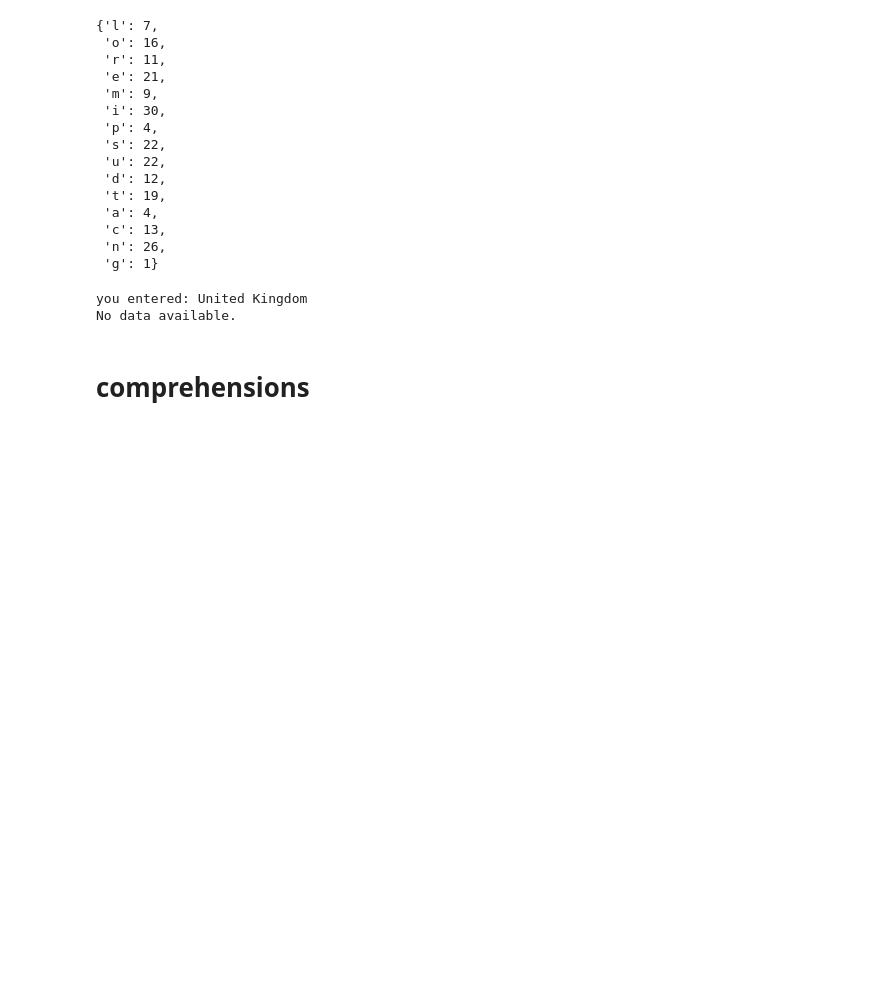
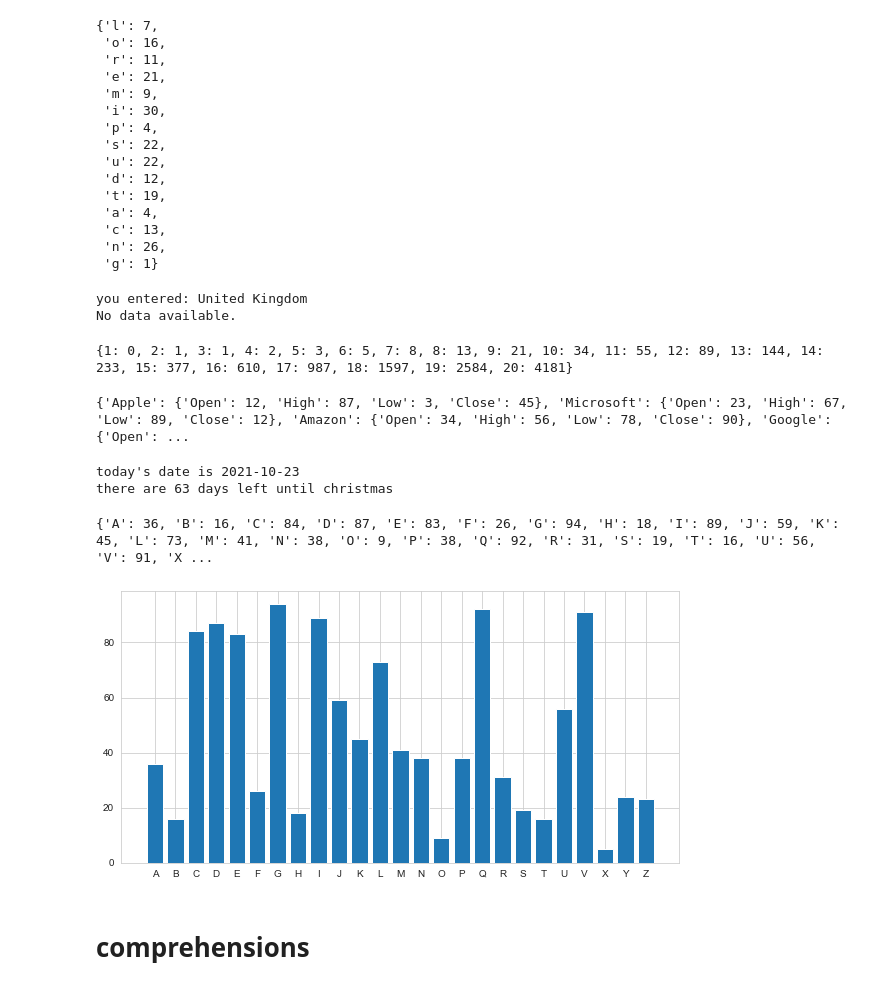
Before and after one commit to roblivesinottawa/python_college_project, a Jupyter notebook: notebooks/basics.ipynb, the cells around one changed output. Saved outputs shown, nothing was run; the diff lists cells and outputs as text; code cells hidden in the pictures; blank space fills up the shorter version.

Commit message:
added some programs to jupyter nb

```diff
--- a/notebooks/basics.ipynb
+++ b/notebooks/basics.ipynb
@@ -1085,6 +1085,70 @@ else:
 # %% [output]
 you entered: United Kingdom
 No data available.
+# %%
+# ask for user input
+n = int(input('how many fibonacci sequence numbers do you want to see? >>>'))
+# initialize x
+x = 0
+# initialize y
+y = 1
+# empty dictionary
+d = {}
+# for loop to iterate over the numbers entered by user
+for i in range(1, n+1):
+    # store the iterations in the dictionary
+    d[i] = x
+    # swap the numbers and values
+    x, y = y, x+y
+# print result to the screen
+print(d)
+# %% [output]
+{1: 0, 2: 1, 3: 1, 4: 2, 5: 3, 6: 5, 7: 8, 8: 13, 9: 21, 10: 34, 11: 55, 12: 89, 13: 144, 14: 233, 15: 377, 16: 610, 17: 987, 18: 1597, 19: 2584, 20: 4181}
+# %%
+companies = ['Apple', 'Microsoft', 'Amazon', 'Google']
+k_names = ['Open', 'High', 'Low', 'Close']
+prices = [[12, 87, 3, 45], [23, 67, 89, 12], [34, 56, 78, 90], [45, 67, 89, 12]]
+
+dict_one = dict()
+for i in range(len(companies)):
+    dict_one[companies[i]] = dict(zip(k_names, prices[i]))
+print(dict_one)
+# %% [output]
+{'Apple': {'Open': 12, 'High': 87, 'Low': 3, 'Close': 45}, 'Microsoft': {'Open': 23, 'High': 67, 'Low': 89, 'Close': 12}, 'Amazon': {'Open': 34, 'High': 56, 'Low': 78, 'Close': 90}, 'Google': {'Open': ...
+# %%
+# program to find out how many days left until christmas
+from datetime import date
+
+today = date.today()
+print(f"today's date is {today}")
+christmas = date(today.year, 12, 25)
+days_left = christmas - today
+print(f"there are {days_left.days} days left until christmas")
+# %% [output]
+today's date is 2021-10-23
+there are 63 days left until christmas
+# %%
+import random
+
+keys = 'ABCDEFGHIJKLMNOPQRSTUVXYZ'
+d = {}
+for letter in keys:
+    d[letter] = random.randint(1, 100)
+
+print(d)
+# %% [output]
+{'A': 36, 'B': 16, 'C': 84, 'D': 87, 'E': 83, 'F': 26, 'G': 94, 'H': 18, 'I': 89, 'J': 59, 'K': 45, 'L': 73, 'M': 41, 'N': 38, 'O': 9, 'P': 38, 'Q': 92, 'R': 31, 'S': 19, 'T': 16, 'U': 56, 'V': 91, 'X ...
+# %%
+from matplotlib import pyplot as plt
+import seaborn as sns
+sns.set_style('whitegrid')
+
+plt.figure(figsize=(10, 5))
+x, y = zip(*d.items())
+plt.bar(x, y)
+plt.show()
+# %% [output]
+[figure, added]
 # %% [markdown]
 # comprehensions
 # %%
```
Also changed, not shown: parts of 26 cells of this notebook.
